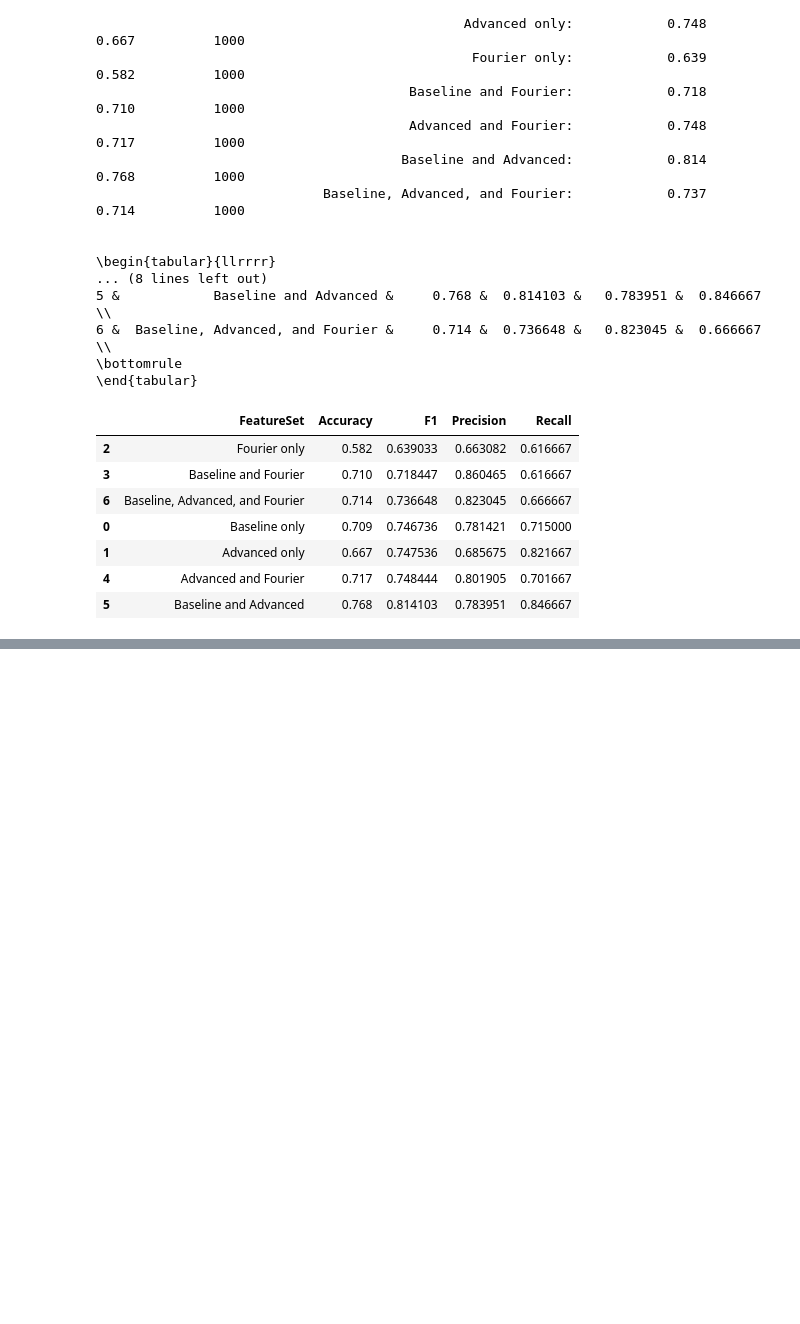
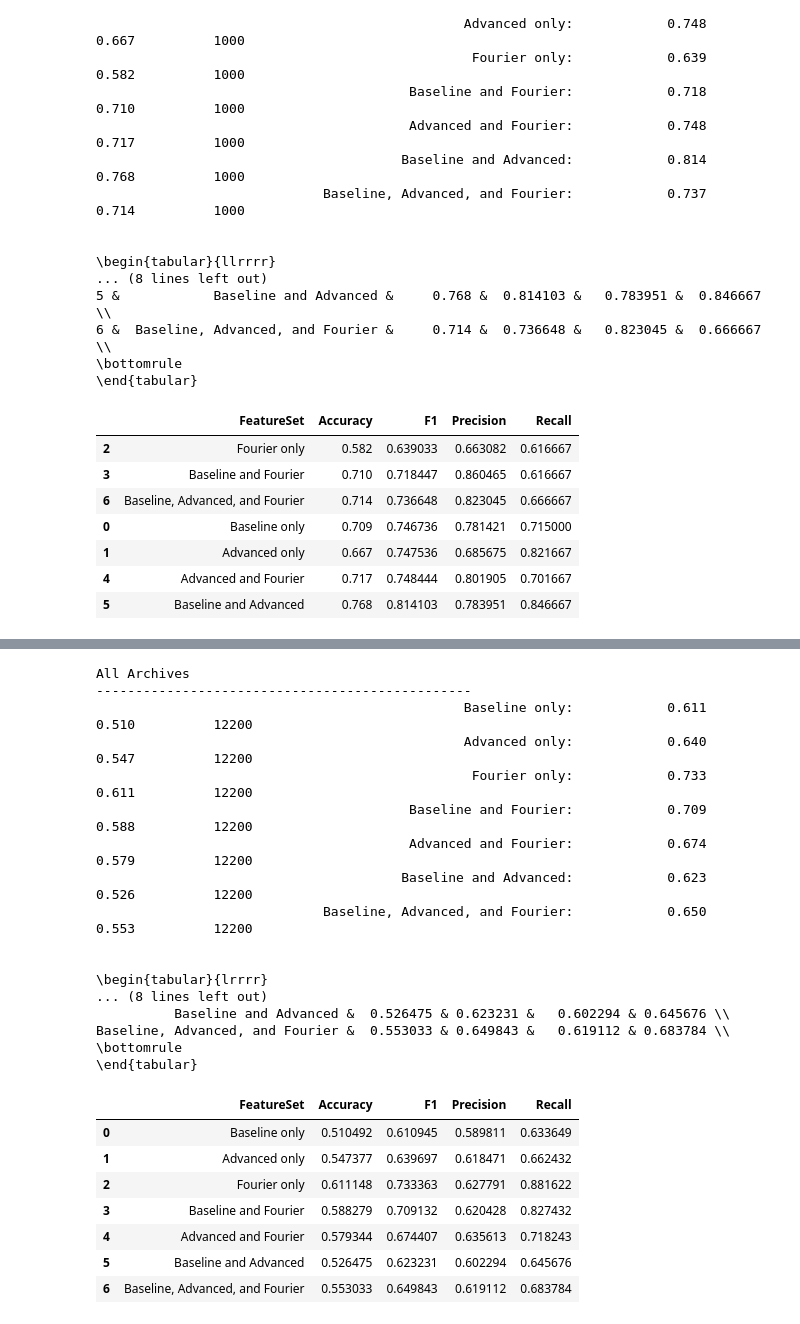
Before and after one commit to bhattacharjee/RansomFoRRT, a Jupyter notebook: napierone/napierone_randomforest_1.1.ipynb, the cells around one changed output, grey strips where cells are left out. Saved outputs shown, nothing was run; the diff lists cells and outputs as text; code cells hidden in the pictures; blank space fills up the shorter version.

```diff
--- a/napierone/napierone_randomforest_1.1.ipynb
+++ b/napierone/napierone_randomforest_1.1.ipynb
@@ -561,0 +651,34 @@ rf_results.to_csv("../napier1_random_forest_results.csv.gz")
+# %%
+print("All Archives")
+print("------------------------------------------------")
+rdf = custom_result_print(df, [".7z", ".gz", ".zip", ".bzip2", ".tar.gz", ".tar.bz2", ".bz2"])
+print()
+print()
+print(rdf.to_latex(index=False))
+rdf
+# %% [output]
+All Archives
+------------------------------------------------
+                                               Baseline only:            0.611           0.510          12200
+                                               Advanced only:            0.640           0.547          12200
+                                                Fourier only:            0.733           0.611          12200
+                                        Baseline and Fourier:            0.709           0.588          12200
+                                        Advanced and Fourier:            0.674           0.579          12200
+                                       Baseline and Advanced:            0.623           0.526          12200
+                             Baseline, Advanced, and Fourier:            0.650           0.553          12200
+
+
+\begin{tabular}{lrrrr}
+... (8 lines left out)
+          Baseline and Advanced &  0.526475 & 0.623231 &   0.602294 & 0.645676 \\
+Baseline, Advanced, and Fourier &  0.553033 & 0.649843 &   0.619112 & 0.683784 \\
+\bottomrule
+\end{tabular}
+|  | FeatureSet | Accuracy | F1 | Precision | Recall |
+| 0 | Baseline only | 0.510492 | 0.610945 | 0.589811 | 0.633649 |
+| 1 | Advanced only | 0.547377 | 0.639697 | 0.618471 | 0.662432 |
+| 2 | Fourier only | 0.611148 | 0.733363 | 0.627791 | 0.881622 |
+| 3 | Baseline and Fourier | 0.588279 | 0.709132 | 0.620428 | 0.827432 |
+| 4 | Advanced and Fourier | 0.579344 | 0.674407 | 0.635613 | 0.718243 |
+| 5 | Baseline and Advanced | 0.526475 | 0.623231 | 0.602294 | 0.645676 |
+| 6 | Baseline, Advanced, and Fourier | 0.553033 | 0.649843 | 0.619112 | 0.683784 |
```
Also changed, not shown: parts of 2 cells of this notebook, 1 other file.
